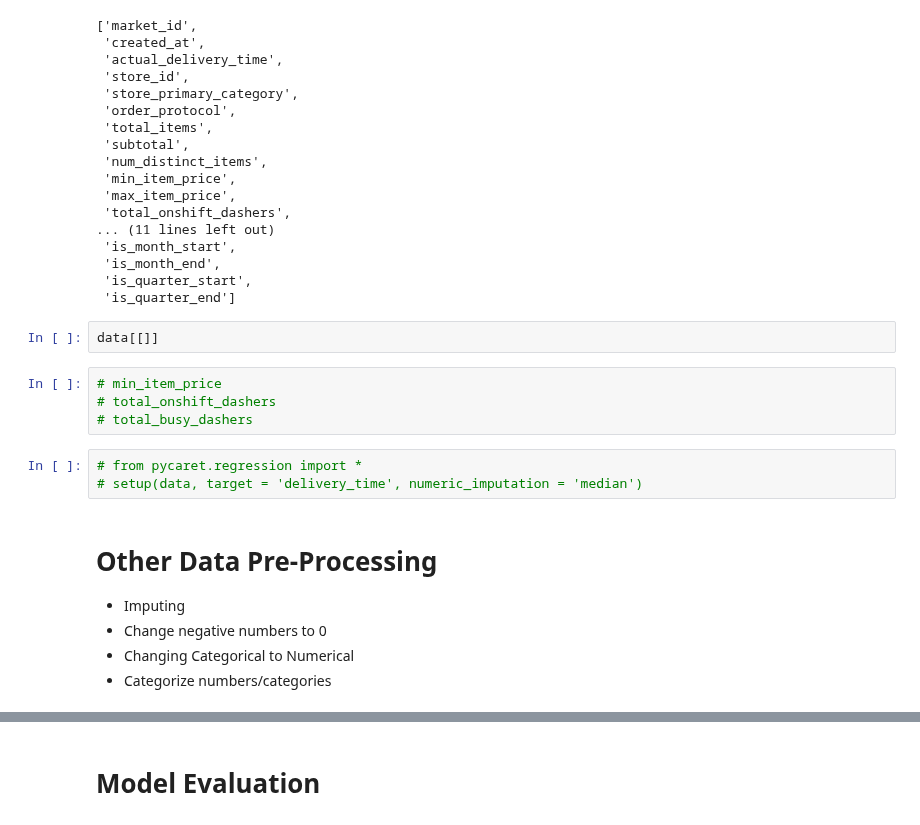
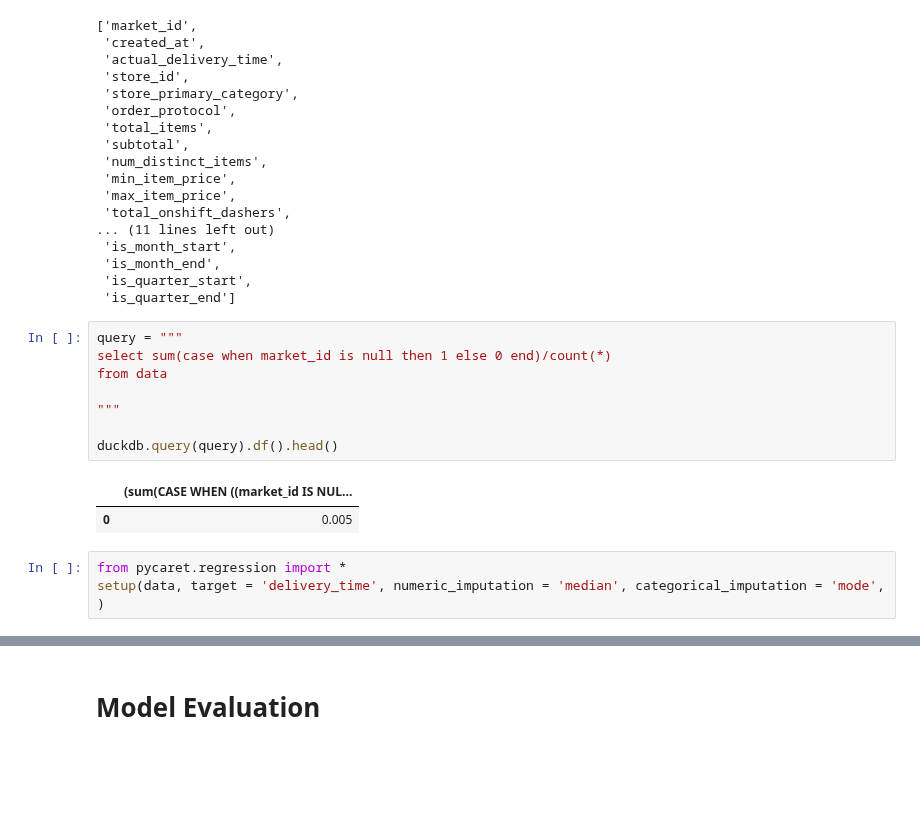
Before and after one commit to mindyng/2023-Business-Projects, a Jupyter notebook: doordash-delivery-time-prediction.ipynb, the cells around one changed output, grey strips where cells are left out. Saved outputs shown, nothing was run; the diff lists cells and outputs as text; blank space fills up the shorter version.

```diff
--- a/doordash-delivery-time-prediction.ipynb
+++ b/doordash-delivery-time-prediction.ipynb
@@ -1224,18 +1299,17 @@ list(data)
  'is_month_end',
  'is_quarter_start',
  'is_quarter_end']
-# %%
-data[[]]
-# %%
-# min_item_price
-# total_onshift_dashers
-# total_busy_dashers
+# %%
+query = """
+select sum(case when market_id is null then 1 else 0 end)/count(*)
+from data
+
+"""
+
+duckdb.query(query).df().head()
+# %% [output]
+|  | (sum(CASE WHEN ((market_id IS NUL... |
+| 0 | 0.005 |
 # %%
-# from pycaret.regression import *
-# setup(data, target = 'delivery_time', numeric_imputation = 'median')
+from pycaret.regression import *
+setup(data, target = 'delivery_time', numeric_imputation = 'median', categorical_imputation = 'mode', )
-# %% [markdown]
-# Other Data Pre-Processing
-* Imputing
-* Change negative numbers to 0
-* Changing Categorical to Numerical
-* Categorize numbers/categories
```
Also changed, not shown: parts of 14 cells of this notebook.
